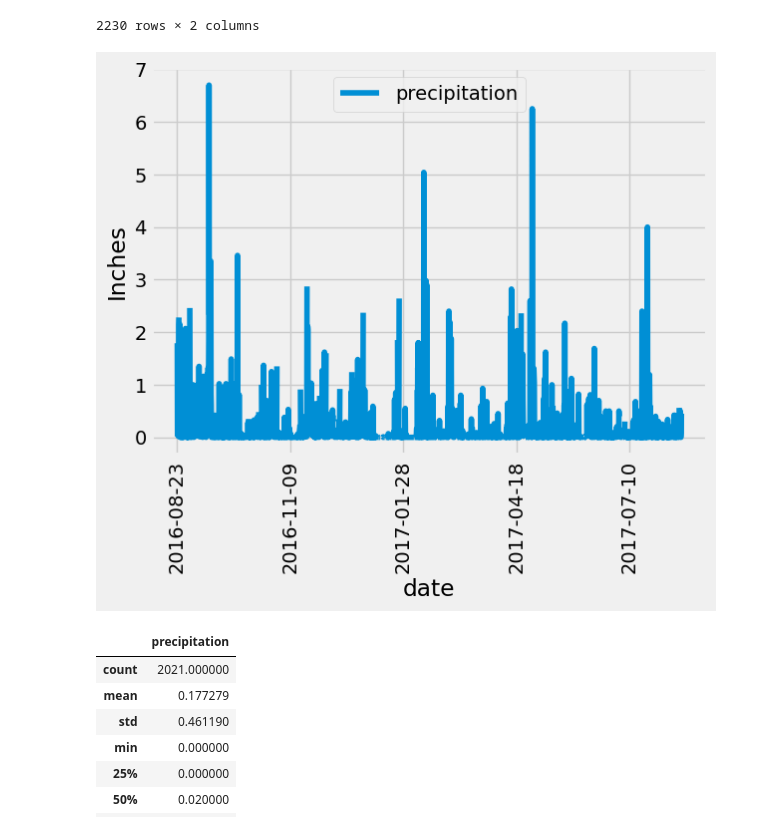
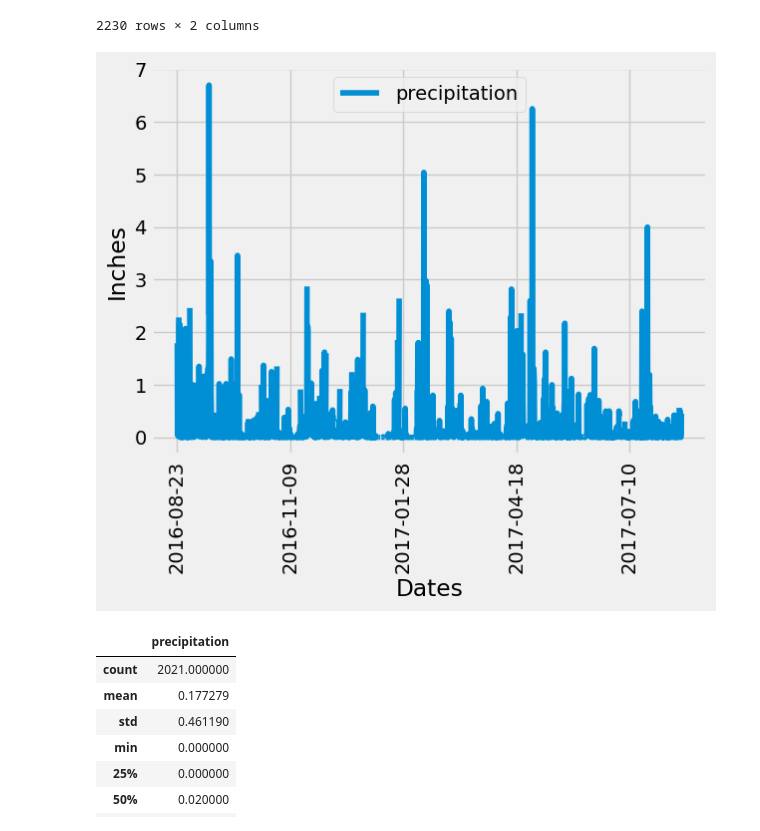
Before and after one commit to danielmolina81/sqlalchemy-challenge, a Jupyter notebook: SurfsUp/climate.ipynb, the cells around one changed output. Saved outputs shown, nothing was run; the diff lists cells and outputs as text; code cells hidden in the pictures.

```diff
--- a/SurfsUp/climate.ipynb
+++ b/SurfsUp/climate.ipynb
@@ -55,11 +55,11 @@ print(one_year)
 # %%
 # Create a query to retrieve the last 12 months of precipitation data
-results = session.query(M.date, M.prcp).filter(M.date.between("2016-08-23", "2017-08-23")).all()
+precip = session.query(M.date, M.prcp).filter(M.date.between(one_year, most_recent)).all()
 
-# Save the query results as a Pandas DataFrame. Explicitly set the column names
-precip_df = pd.DataFrame(results, columns=["date", "precipitation"])
+# Save the query results as a Pandas DataFrame
+precip_df = pd.DataFrame(precip, columns=["date", "precipitation"])
 
-# Print the results
+# Print the DataFrame
 precip_df
 # %% [output]
 |  | date | precipitation |
@@ -76,14 +76,15 @@ precip_df
 | 2229 | 2017-08-23 | 0.45 |
 2230 rows × 2 columns
 # %%
-# Sort the dataframe by date
+# Sort the DataFrame by date
 precip_df_sorted = precip_df.sort_values("date")
 
-# Use Pandas Plotting with Matplotlib to plot the data
+# Create a chart to show the last 12 months of precipitation data
 precip_df_sorted.plot(x="date", y="precipitation", kind='line')
 plt.xticks(rotation=90)
+plt.xlabel("Dates")
 plt.ylabel("Inches")
 plt.show()
 # %% [output]
-[figure, old version]
+[figure, new version]
 # %%
```
Also changed, not shown: parts of 12 cells of this notebook, 9 other files.
